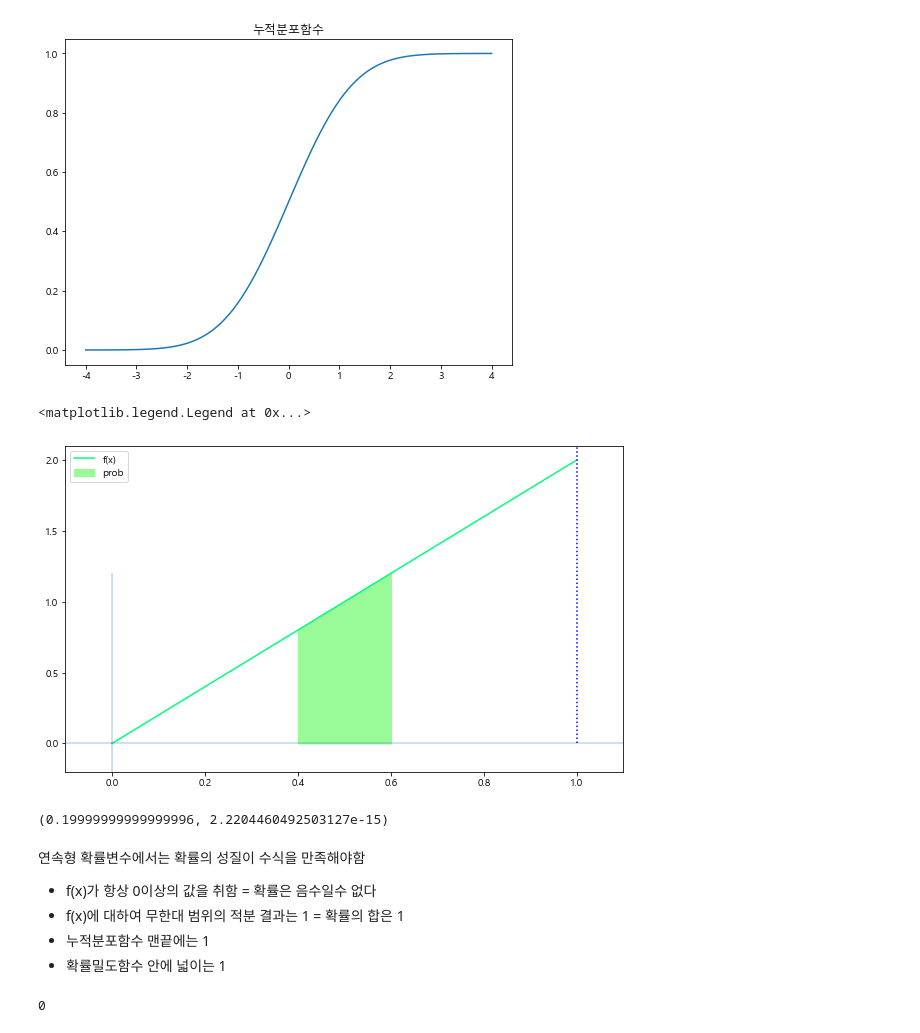
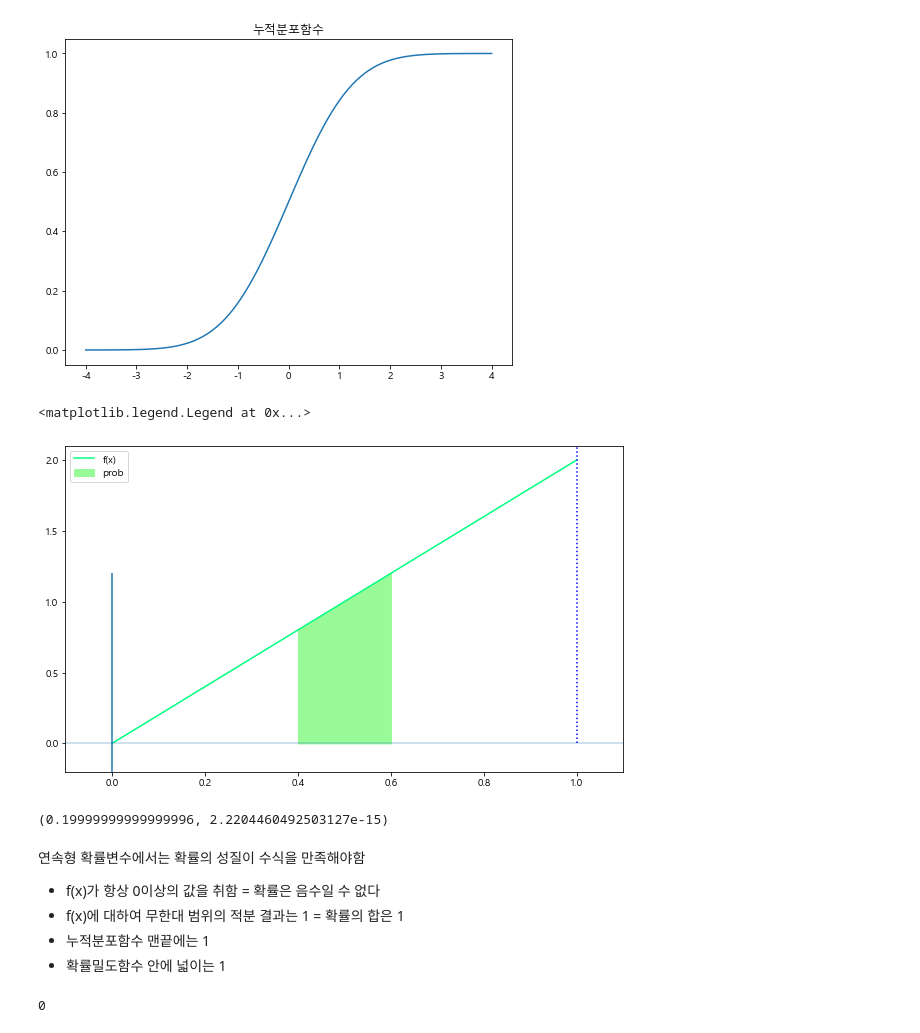
Before and after one commit to kkyxxn/curriculum, a Jupyter notebook: m3_통계/stat3_복습.ipynb, the cells around one changed output. Saved outputs shown, nothing was run; the diff lists cells and outputs as text; code cells hidden in the pictures.

```diff
--- a/m3_통계/stat3_복습.ipynb
+++ b/m3_통계/stat3_복습.ipynb
@@ -734,22 +702,28 @@ X = [x_range, f]
 # %%
 # y = 2x라는 함수식을 그려서 0.4에서 0.6사이의 면적을 구함
-xs = np.linspace(x_range[0],x_range[1],100)
+# 정의된 확률변수 X가 정의됨 -> 이것으로 밀도함수 f(x)를 그림
+xs = np.linspace(x_range[0], x_range[1], 100) # 0.0부터 1.0까지 동일하게 100개 나누기
 fig = plt.figure(figsize=(10,6))
 ax = fig.add_subplot(111)
 
-ax.plot(xs, [f(x) for x in xs], label="f(x)", color="springgreen")
-ax.hlines(0,-0.2,1.2,alpha=0.3)
-ax.vlines(0,-0.2,1.2,alpha=0.3)
-ax.vlines(xs.max(),0,2.2,linestyles=":",color="b")
+ax.plot(xs, [f(x) for x in xs], label="f(x)", color="springgreen") # x, y, 범례, 색상지정
+ax.hlines(0, -0.2, 1.2 ,alpha = 0.3) # 수평선 지정 -> y, xmin, xmax, 음영도
+ax.vlines(0, -0.2, 1.2, alpha = 1) # 수직선 지정 -> x, ymin, ymax, 음영도
+ax.vlines(xs.max(), 0, 2.2, linestyles=":", color="b") # 수직선 지정 -> x, ymin, ymax, 선 스타일, 색상지정
 
-xs = np.linspace(0.4,0.6,100)
+# 0.4부터 0.6까지의 x좌표를 준비
+xs = np.linspace(0.4, 0.6, 100)
+
+# xs의 범위로 f(x)와 x축으로 둘러싸인 영역에 색을 적용
+# fill_between  차트의 내부를 채우거나 두 개의 선분을 사이를 특정한 색으로 채워 강조할 수 있다.
 ax.fill_between(xs,[f(x) for x in xs], label="prob", color="palegreen")
 
-ax.set_xticks(np.arange(-0.2,1.3,0.2))
-ax.set_xlim(-0.1, 1.1)
-ax.set_ylim(-0.2,2.1)
-ax.legend()
+# set_xticks : 전체 데이터 범위에 맞춰 눈금을 어디에 배치할지 지정
+ax.set_xticks(np.arange(-0.2, 1.3, 0.2))
+ax.set_xlim(-0.1, 1.1) # plt.xlim([최솟값, 최댓값])
+ax.set_ylim(-0.2, 2.1)
+ax.legend() # 둘러싸인 영역의 면적은 사다리꼴 면적 공식 사용도 가능하지만 적분으로 쉽게 구할 수 있음
 # %% [output]
 <matplotlib.legend.Legend at 0x...>
-[figure, old version]
+[figure, new version]
 # %%
@@ -761,7 +735,7 @@ integrate.quad(f, 0.4, 0.6) # quad 함수는 확률과 추정오차를 반환
 (0.19999999999999996, 2.2204460492503127e-15)
 # %% [markdown]
 연속형 확률변수에서는 확률의 성질이 수식을 만족해야함
-- f(x)가 항상 0이상의 값을 취함   = 확률은 음수일수 없다
+- f(x)가 항상 0이상의 값을 취함   = 확률은 음수일 수 없다
 - f(x)에 대하여 무한대 범위의 적분 결과는 1   = 확률의 합은 1
 - 누적분포함수 맨끝에는 1
 - 확률밀도함수 안에 넓이는 1
```
Also changed, not shown: parts of 110 cells of this notebook, 2 other files.
